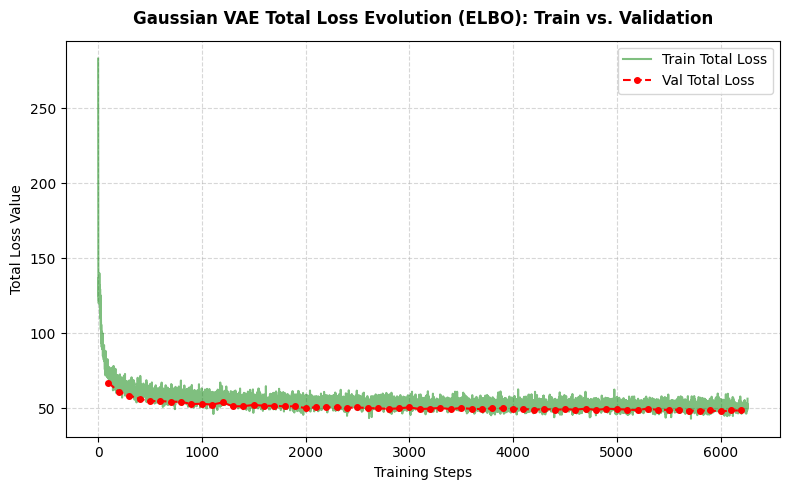
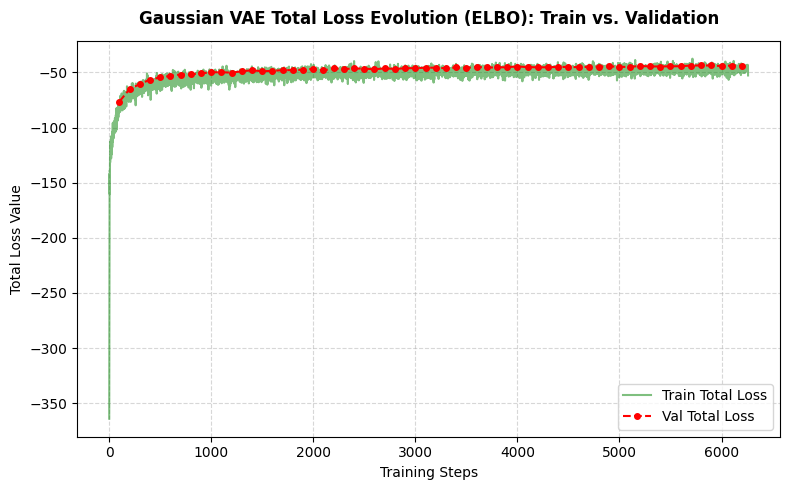
Unified diff of the notebook cell whose output changed from the first chart to the second:
--- before
+++ after
@@ -11,6 +11,6 @@
     """
 
-    train_total_loss =  [recon + kl for recon, kl in zip(history['train_recon_loss'], history['train_kl_loss'])]
-    val_total_loss =    [recon + kl for recon, kl in zip(history['periodic_val_recon_loss'], history['periodic_val_kl_loss'])]
+    train_total_loss =  [- recon - kl for recon, kl in zip(history['train_recon_loss'], history['train_kl_loss'])]
+    val_total_loss =    [- recon - kl for recon, kl in zip(history['periodic_val_recon_loss'], history['periodic_val_kl_loss'])]
 
     # Create the figure
@@ -30,5 +30,5 @@
     plt.ylabel('Total Loss Value', fontsize=10)
     plt.grid(True, linestyle='--', alpha=0.5)
-    plt.legend(loc='upper right')
+    plt.legend(loc='lower right')
 
     plt.tight_layout()

Commit: Cambiada Sigmoid y signo ELBO